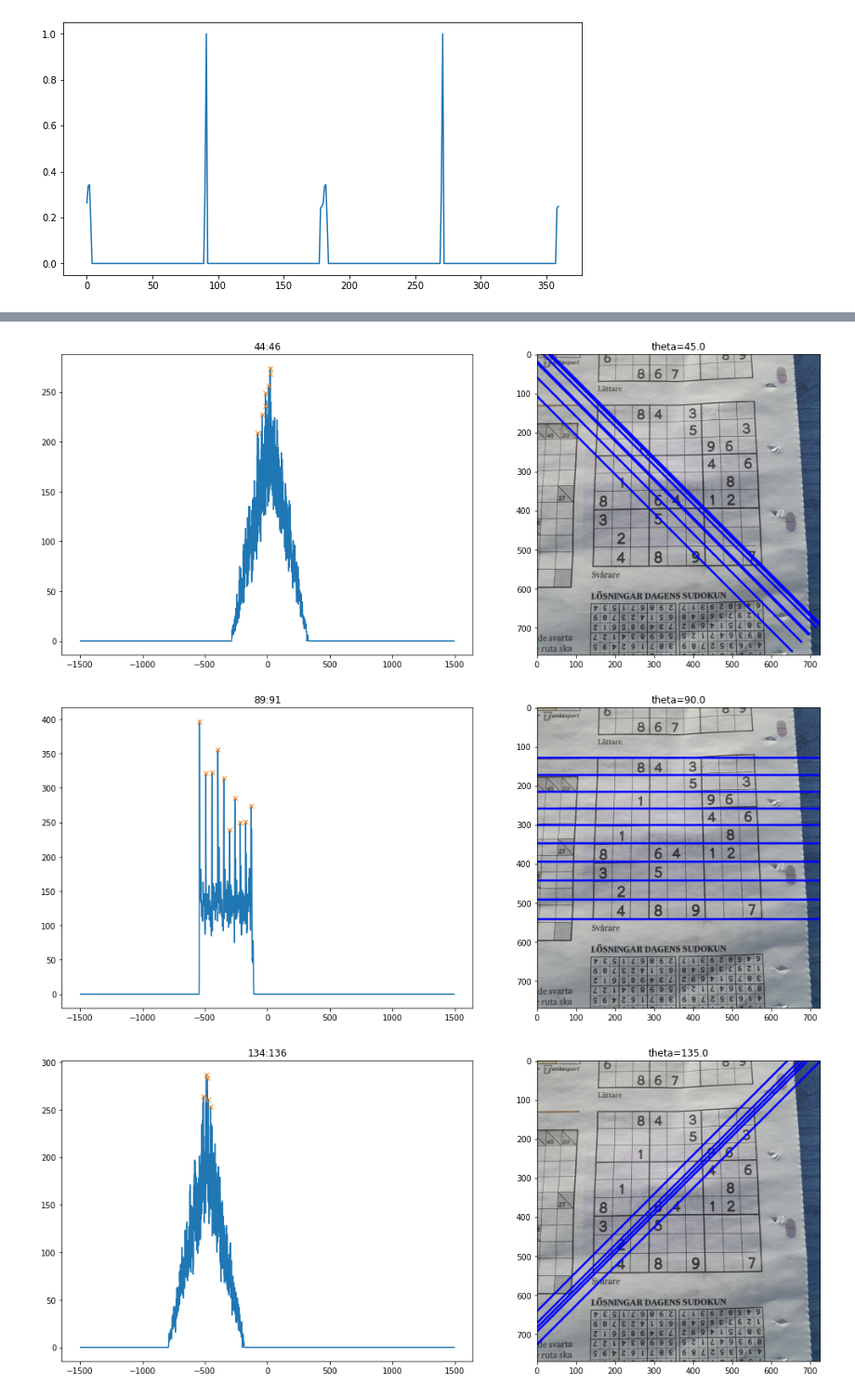
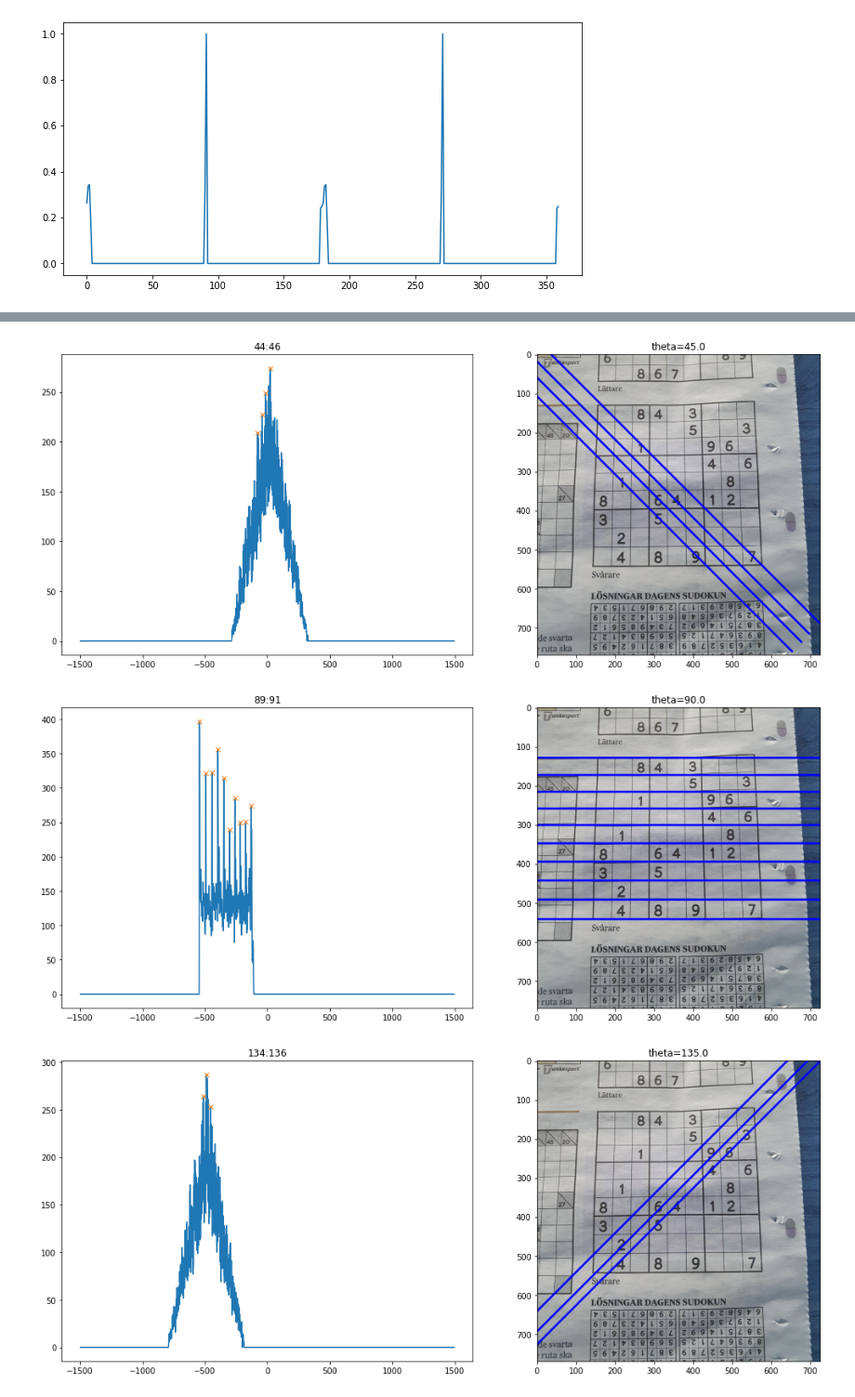
Before and after one commit to emanuelen5/sudoku-solver, a Jupyter notebook: hough.ipynb, the cells around one changed output, grey strips where cells are left out. Shown at 93% size. Saved outputs shown, nothing was run; the diff lists cells and outputs as text; code cells hidden in the pictures.

```diff
--- a/hough.ipynb
+++ b/hough.ipynb
@@ -226,7 +268,7 @@ for mid, width in tops:
     img_copy = img.copy()
 
     theta = sum((a, b)) / 2
-    rhos, _ = scipy.signal.find_peaks(ys, prominence=100)
+    rhos, _ = scipy.signal.find_peaks(ys, distance=20, prominence=100)
     ax1.plot(xs[rhos], ys[rhos], 'x')
     for rho in xs[rhos]:
         a = math.cos(theta * math.pi / 180)
@@ -243,3 +285,3 @@ for mid, width in tops:
-[figure, old version]
+[figure, new version]
 [figure]
-[figure, old version]
+[figure, new version]
```
Also changed, not shown: parts of 6 cells of this notebook.
